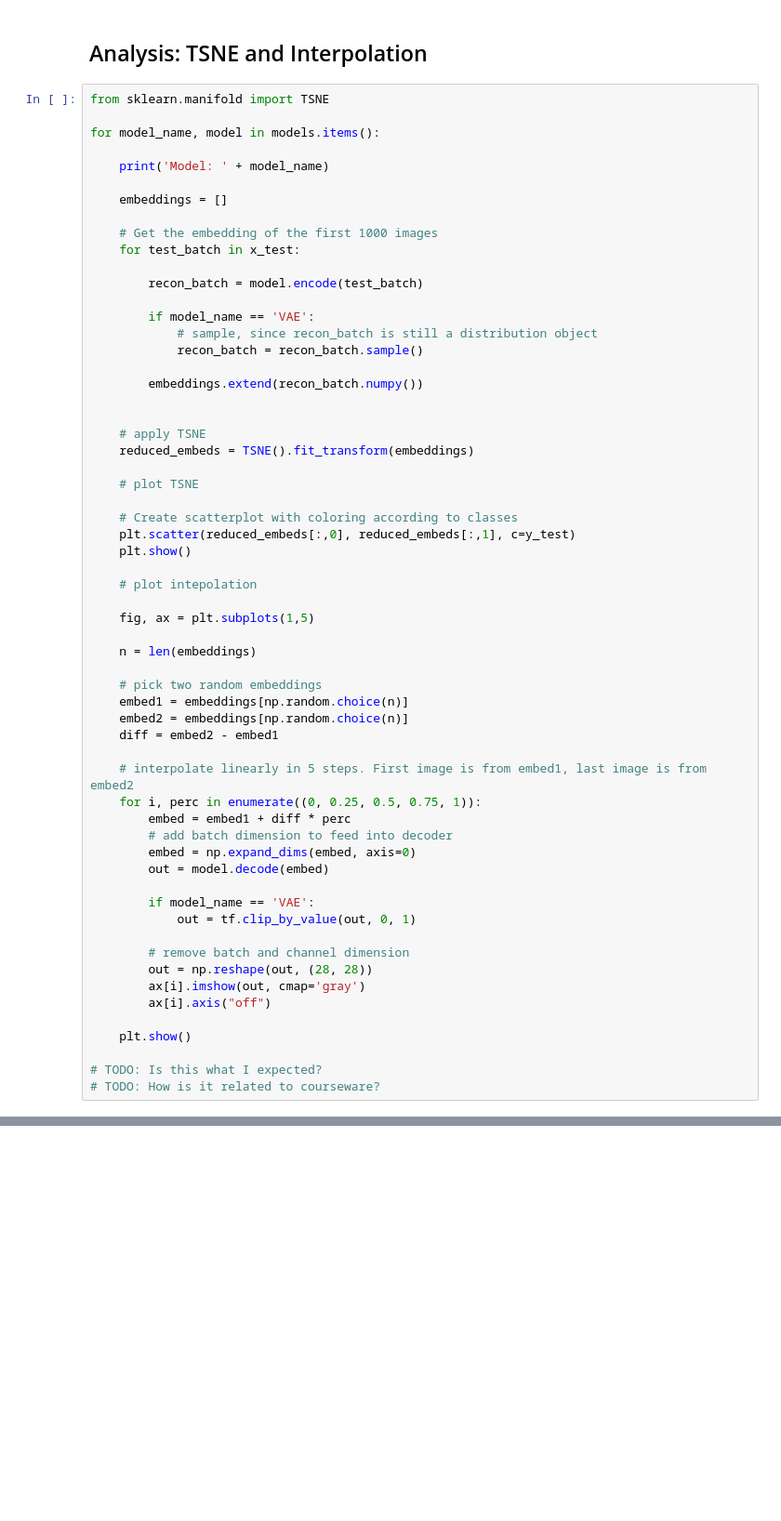
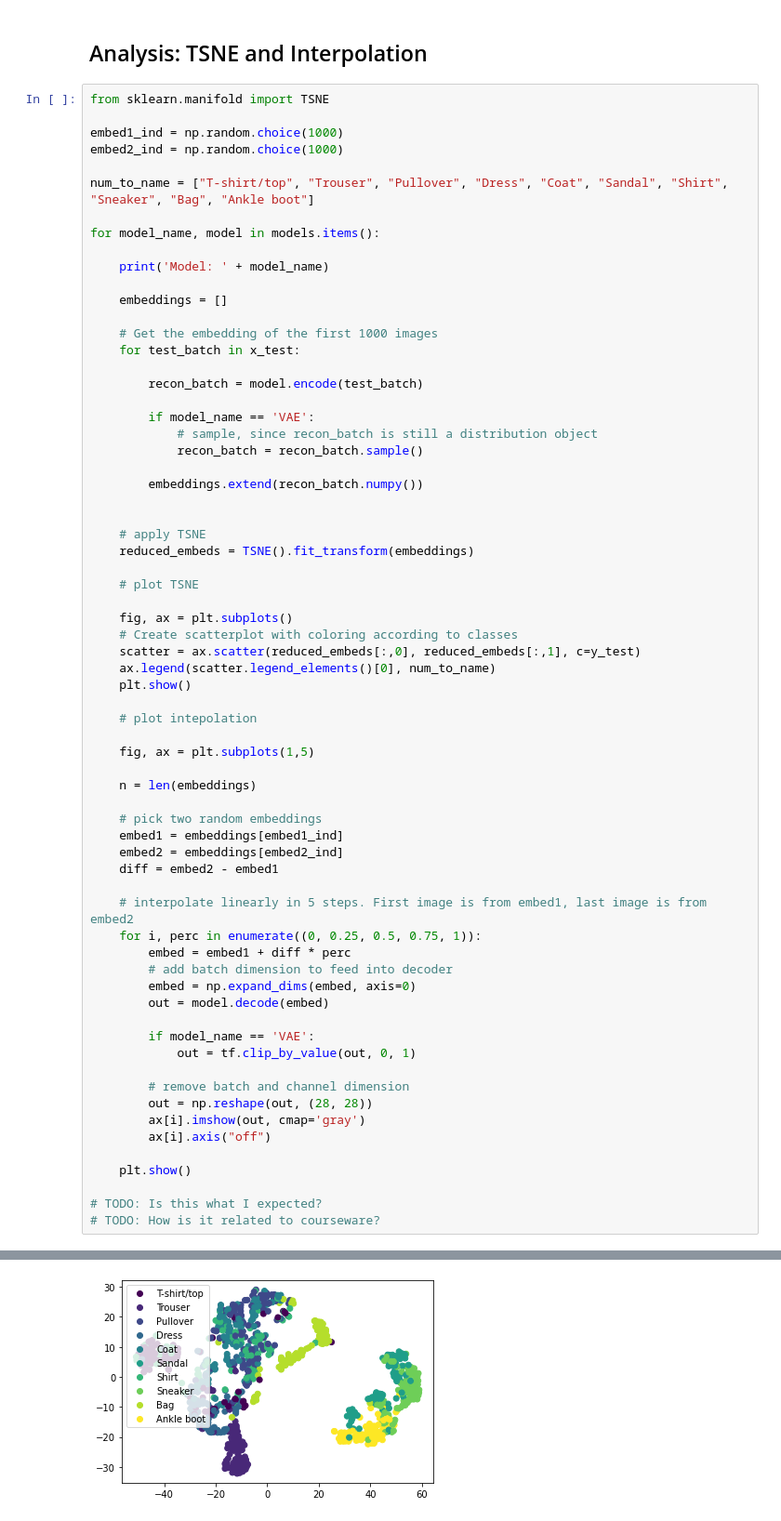
Before and after one commit to HSinger04/TensorflowCourse, a Jupyter notebook: ANNwTFHW7.ipynb, the cells around one changed output, grey strips where cells are left out. Shown at 93% size. Drawn from its saved outputs; the diff is of its cells as text; blank space fills up the shorter version.

```diff
--- a/ANNwTFHW7.ipynb
+++ b/ANNwTFHW7.ipynb
@@ -350,6 +344,11 @@ tf.Tensor(-843.3014, shape=(), dtype=float32)
 ## Analysis: TSNE and Interpolation
 # %%
 from sklearn.manifold import TSNE
+
+embed1_ind = np.random.choice(1000)
+embed2_ind = np.random.choice(1000)
+
+num_to_name = ["T-shirt/top", "Trouser", "Pullover", "Dress", "Coat", "Sandal", "Shirt", "Sneaker", "Bag", "Ankle boot"]
 
 for model_name, model in models.items():
 
@@ -374,8 +373,10 @@ for model_name, model in models.items():
 
     # plot TSNE
 
+    fig, ax = plt.subplots()
     # Create scatterplot with coloring according to classes
-    plt.scatter(reduced_embeds[:,0], reduced_embeds[:,1], c=y_test)
+    scatter = ax.scatter(reduced_embeds[:,0], reduced_embeds[:,1], c=y_test)
+    ax.legend(scatter.legend_elements()[0], num_to_name)
     plt.show()
 
     # plot intepolation
@@ -385,8 +386,8 @@ for model_name, model in models.items():
     n = len(embeddings)
 
     # pick two random embeddings
-    embed1 = embeddings[np.random.choice(n)]
-    embed2 = embeddings[np.random.choice(n)]
+    embed1 = embeddings[embed1_ind]
+    embed2 = embeddings[embed2_ind]
     diff = embed2 - embed1
 
     # interpolate linearly in 5 steps. First image is from embed1, last image is from embed2
@@ -408,3 +409,4 @@ for model_name, model in models.items():
 
 # TODO: Is this what I expected?
 # TODO: How is it related to courseware?
+# %% [output]
@@ -410,0 +414 @@ for model_name, model in models.items():
+[figure, added]
```
Also changed, not shown: parts of 3 cells of this notebook.
